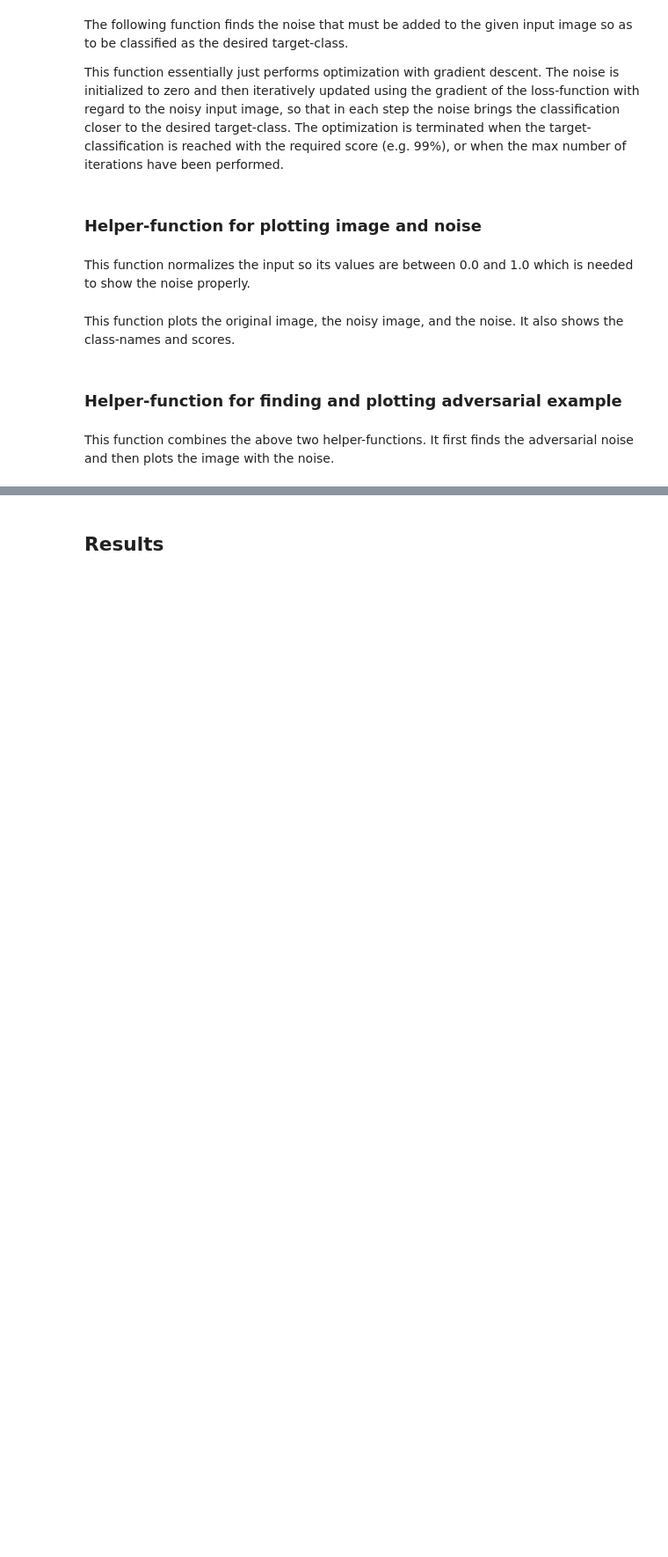
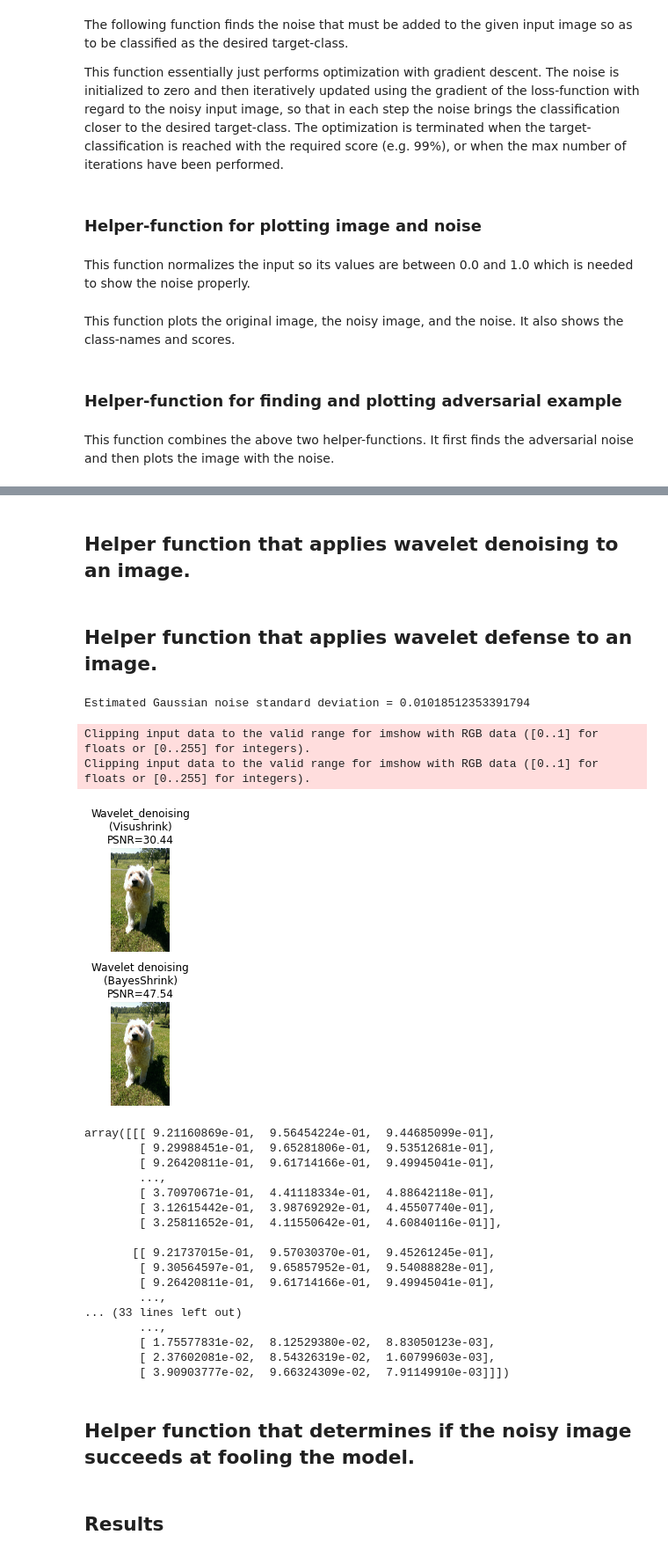
Before and after one commit to farahcc/TensorFlow-Tutorials, a Jupyter notebook: 11_Adversarial_Examples.ipynb, the cells around one changed output, grey strips where cells are left out. Shown at 88% size. Drawn from its saved outputs; the diff is of its cells as text; code cells hidden in the pictures; blank space fills up the shorter version.

```diff
--- a/11_Adversarial_Examples.ipynb
+++ b/11_Adversarial_Examples.ipynb
@@ -376,0 +407,3 @@ def adversary_example(image_path, cls_target,
+# %%
+adversarial_image = plt.imread(os.path.join('images', 'Andy.jpg'))
+wavelet_defense_bare(adversarial_image)
@@ -376,0 +429,67 @@ def adversary_example(image_path, cls_target,
+# %% [markdown]
+## Helper function that applies wavelet denoising to an image.
+# %%
+def wavelet_defense(adversarial_image):
+    original = img_as_float(adversarial_image)
+
+    fig, ax = plt.subplots(nrows=2, ncols=1, figsize=(8, 5),
+                           sharex=True, sharey=True)
+
+    plt.gray()
+
+    # Estimate the average noise standard deviation across color channels.
+    sigma_est = estimate_sigma(original, multichannel=True, average_sigmas=True)
+    # Due to clipping in random_noise, the estimate will be a bit smaller than the
+    # specified sigma.
+    print(f"Estimated Gaussian noise standard deviation = {sigma_est}")
+
+    im_bayes = denoise_wavelet(original, multichannel=True, convert2ycbcr=True,
+                               method='BayesShrink', mode='soft',
+                               rescale_sigma=True)
+    im_visushrink = denoise_wavelet(original, multichannel=True, convert2ycbcr=True,
+                                    method='VisuShrink', mode='soft',
+                                    sigma=sigma_est, rescale_sigma=True)
+
+    psnr_bayes = peak_signal_noise_ratio(original, im_bayes)
+    psnr_visushrink = peak_signal_noise_ratio(original, im_visushrink)
+
+    ax[0].imshow(im_visushrink)
+    ax[0].axis('off')
+    ax[0].set_title('Wavelet_denoising\n(Visushrink)\nPSNR={:0.4g}'.format(psnr_visushrink))
+    ax[1].imshow(im_bayes)
+    ax[1].axis('off')
+    ax[1].set_title(
+        'Wavelet denoising\n(BayesShrink)\nPSNR={:0.4g}'.format(psnr_bayes))
+    fig.tight_layout()
+
+    plt.show()
+    return im_bayes
+# %% [markdown]
+## Helper function that applies wavelet defense to an image.
+# %%
+adversarial_image = plt.imread(os.path.join('images', 'Andy.jpg'))
+wavelet_defense(adversarial_image)
+# %% [output]
+Estimated Gaussian noise standard deviation = 0.01018512353391794
+Clipping input data to the valid range for imshow with RGB data ([0..1] for floats or [0..255] for integers).
+Clipping input data to the valid range for imshow with RGB data ([0..1] for floats or [0..255] for integers).
+[figure, added]
+array([[[ 9.21160869e-01,  9.56454224e-01,  9.44685099e-01],
+        [ 9.29988451e-01,  9.65281806e-01,  9.53512681e-01],
+        [ 9.26420811e-01,  9.61714166e-01,  9.49945041e-01],
+        ...,
+        [ 3.70970671e-01,  4.41118334e-01,  4.88642118e-01],
+        [ 3.12615442e-01,  3.98769292e-01,  4.45507740e-01],
+        [ 3.25811652e-01,  4.11550642e-01,  4.60840116e-01]],
+
+       [[ 9.21737015e-01,  9.57030370e-01,  9.45261245e-01],
+        [ 9.30564597e-01,  9.65857952e-01,  9.54088828e-01],
+        [ 9.26420811e-01,  9.61714166e-01,  9.49945041e-01],
+        ...,
+... (33 lines left out)
+        ...,
+        [ 1.75577831e-02,  8.12529380e-02,  8.83050123e-03],
+        [ 2.37602081e-02,  8.54326319e-02,  1.60799603e-03],
+        [ 3.90903777e-02,  9.66324309e-02,  7.91149910e-03]]])
+# %% [markdown]
+## Helper function that determines if the noisy image succeeds at fooling the model.
```
Also changed, not shown: parts of 36 cells of this notebook, 5 other files.
